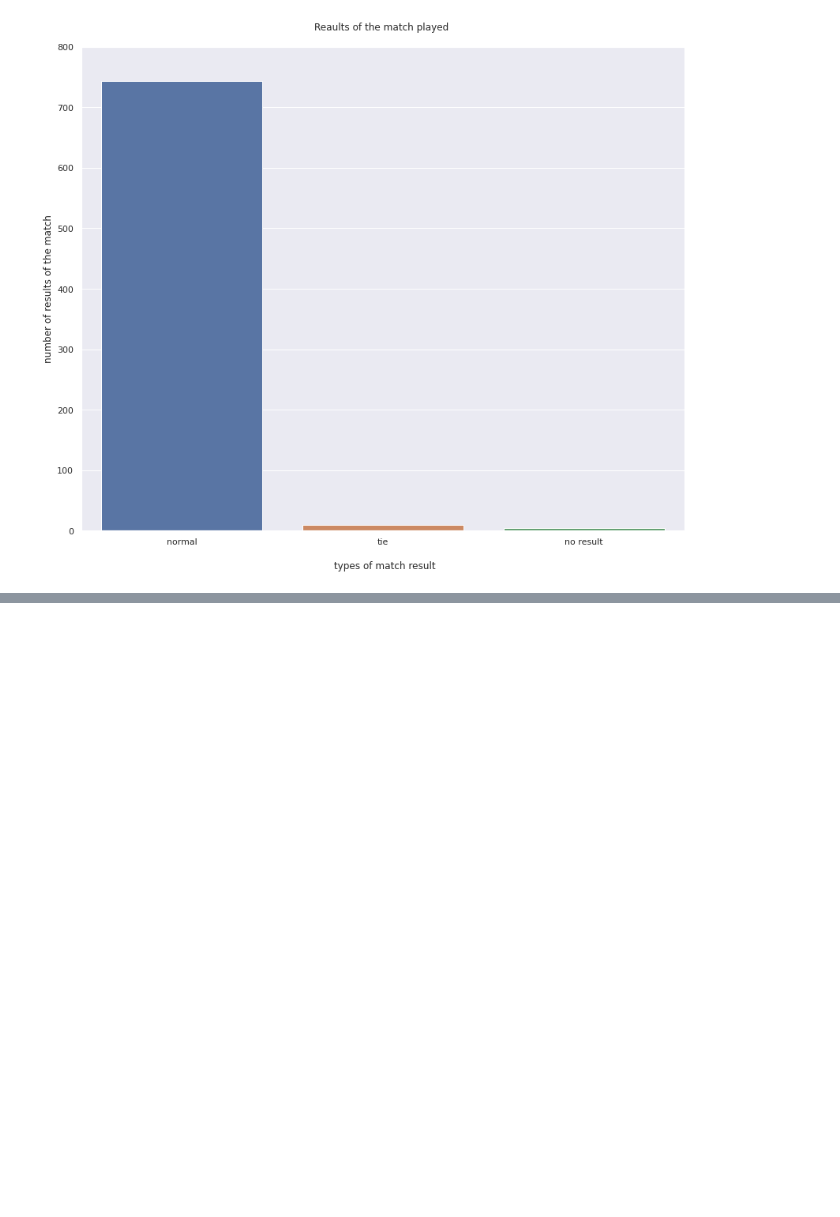
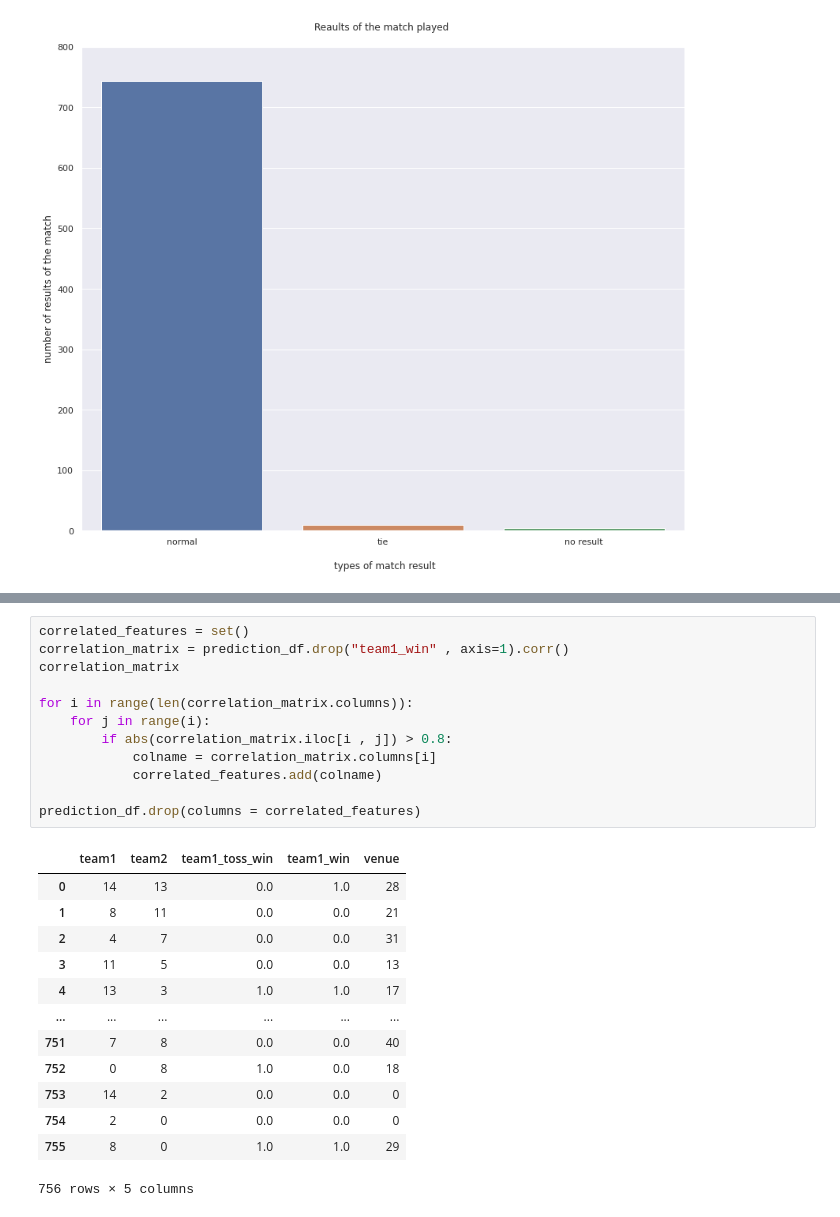
Before and after one commit to NikhilSingh433/Machine-learing-Project, a Jupyter notebook: IPL Matches Visualization/IPL_visualization.ipynb, the cells around one changed output, grey strips where cells are left out. Cells and saved outputs as stored; diff of their text form; blank space fills up the shorter version.

```diff
--- a/IPL Matches Visualization/IPL_visualization.ipynb
+++ b/IPL Matches Visualization/IPL_visualization.ipynb
@@ -183,0 +217,26 @@ plt.show()
+# %%
+correlated_features = set()
+correlation_matrix = prediction_df.drop("team1_win" , axis=1).corr()
+correlation_matrix
+
+for i in range(len(correlation_matrix.columns)):
+    for j in range(i):
+        if abs(correlation_matrix.iloc[i , j]) > 0.8:
+            colname = correlation_matrix.columns[i]
+            correlated_features.add(colname)
+
+prediction_df.drop(columns = correlated_features)
+# %% [output]
+|  | team1 | team2 | team1_toss_win | team1_win | venue |
+| 0 | 14 | 13 | 0.0 | 1.0 | 28 |
+| 1 | 8 | 11 | 0.0 | 0.0 | 21 |
+| 2 | 4 | 7 | 0.0 | 0.0 | 31 |
+| 3 | 11 | 5 | 0.0 | 0.0 | 13 |
+| 4 | 13 | 3 | 1.0 | 1.0 | 17 |
+| ... | ... | ... | ... | ... | ... |
+| 751 | 7 | 8 | 0.0 | 0.0 | 40 |
+| 752 | 0 | 8 | 1.0 | 0.0 | 18 |
+| 753 | 14 | 2 | 0.0 | 0.0 | 0 |
+| 754 | 2 | 0 | 0.0 | 0.0 | 0 |
+| 755 | 8 | 0 | 1.0 | 1.0 | 29 |
+756 rows × 5 columns
```
Also changed, not shown: parts of 11 cells of this notebook.
